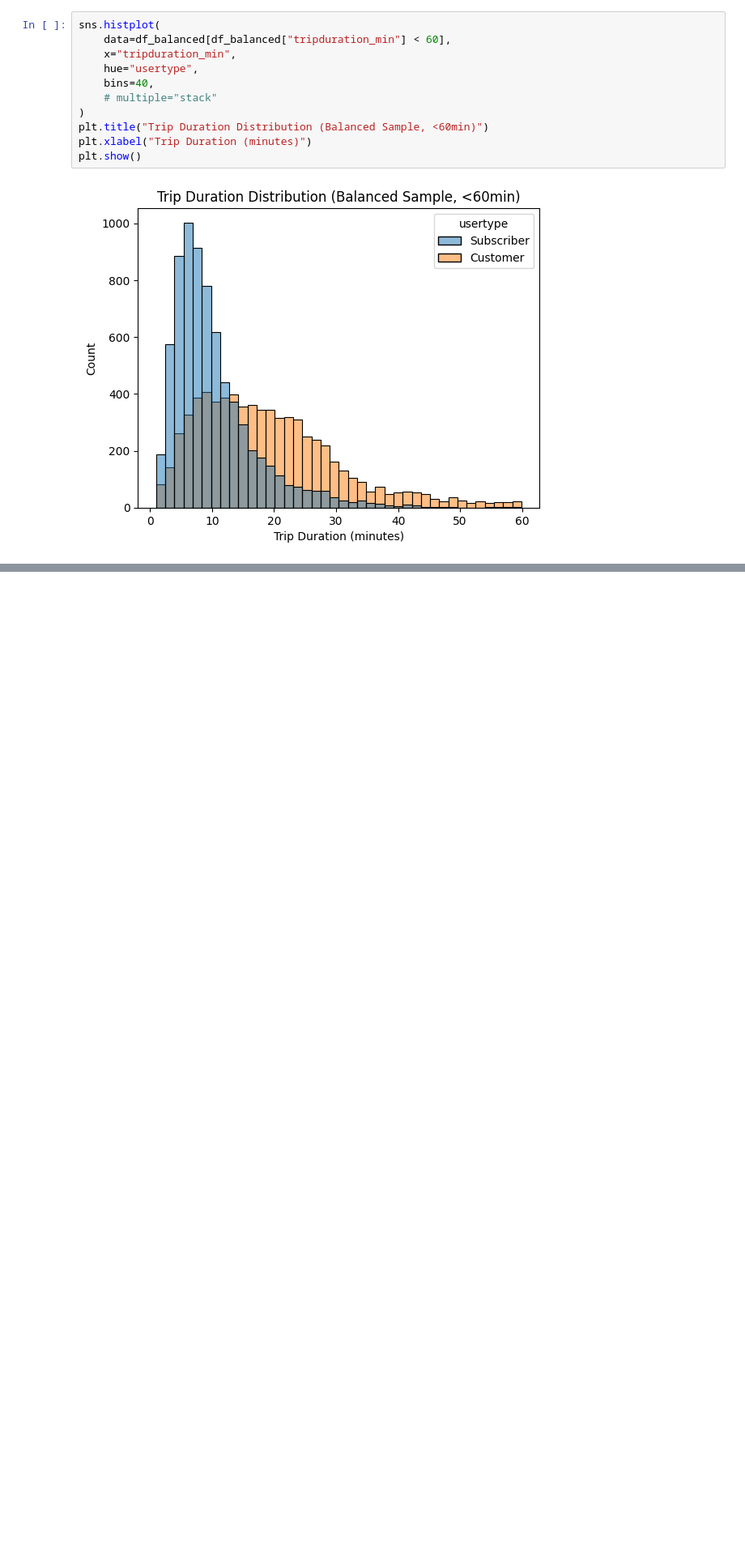
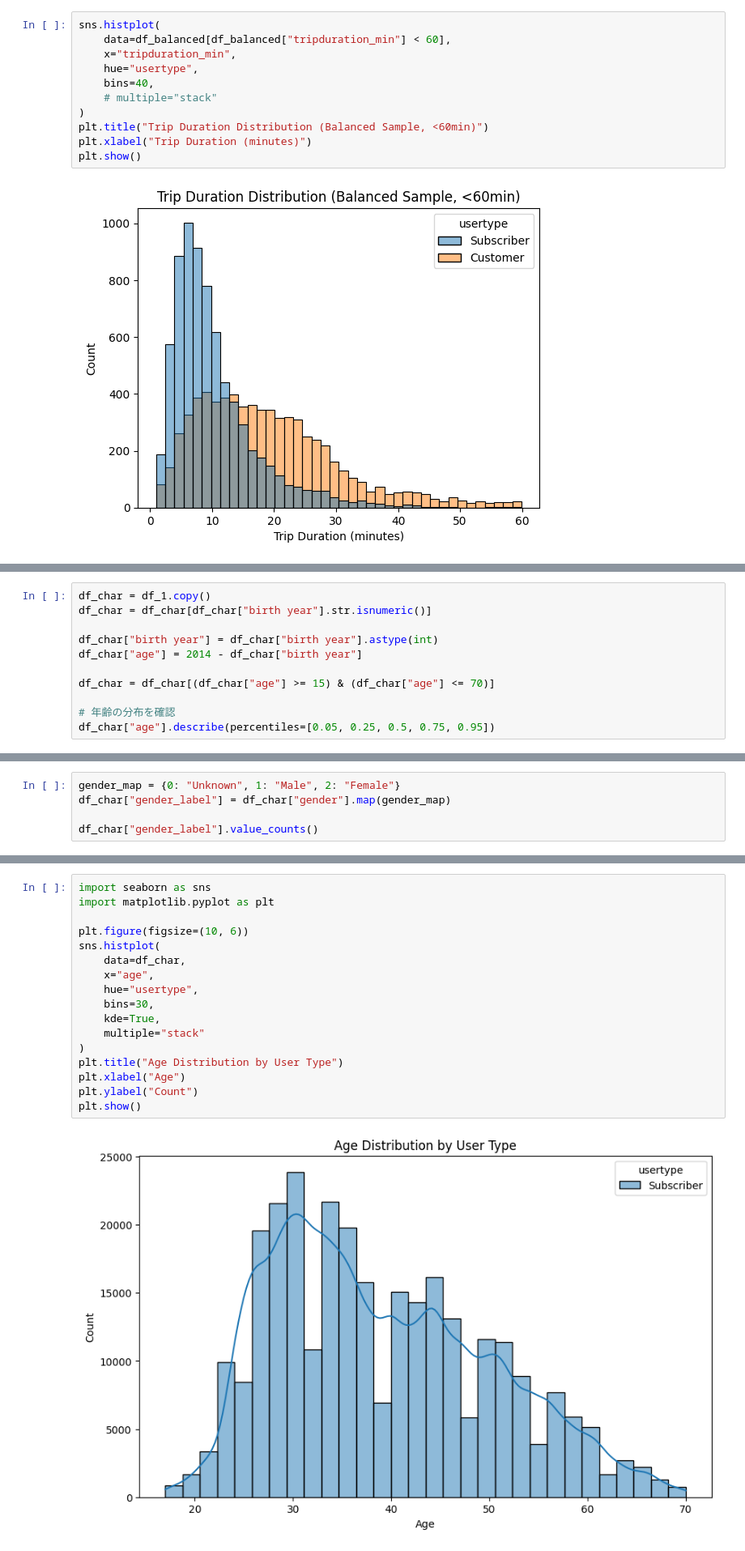
Before and after one commit to shinya-kg0/citibike-mlops, a Jupyter notebook: notebooks/2014/01_eda.ipynb, the cells around one changed output, grey strips where cells are left out. Shown at 81% size. Cells and saved outputs as stored; diff of their text form; blank space fills up the shorter version.

```diff
--- a/notebooks/2014/01_eda.ipynb
+++ b/notebooks/2014/01_eda.ipynb
@@ -256,0 +471,11 @@ plt.show()
+# %%
+df_char = df_1.copy()
+df_char = df_char[df_char["birth year"].str.isnumeric()]
+
+df_char["birth year"] = df_char["birth year"].astype(int)
+df_char["age"] = 2014 - df_char["birth year"]
+
+df_char = df_char[(df_char["age"] >= 15) & (df_char["age"] <= 70)]
+
+# 年齢の分布を確認
+df_char["age"].describe(percentiles=[0.05, 0.25, 0.5, 0.75, 0.95])
@@ -256,0 +494,5 @@ plt.show()
+# %%
+gender_map = {0: "Unknown", 1: "Male", 2: "Female"}
+df_char["gender_label"] = df_char["gender"].map(gender_map)
+
+df_char["gender_label"].value_counts()
@@ -256,0 +525,19 @@ plt.show()
+# %%
+import seaborn as sns
+import matplotlib.pyplot as plt
+
+plt.figure(figsize=(10, 6))
+sns.histplot(
+    data=df_char,
+    x="age",
+    hue="usertype",
+    bins=30,
+    kde=True,
+    multiple="stack"
+)
+plt.title("Age Distribution by User Type")
+plt.xlabel("Age")
+plt.ylabel("Count")
+plt.show()
+# %% [output]
+[figure, added]
```
Also changed, not shown: parts of 19 cells of this notebook, 2 other files.
